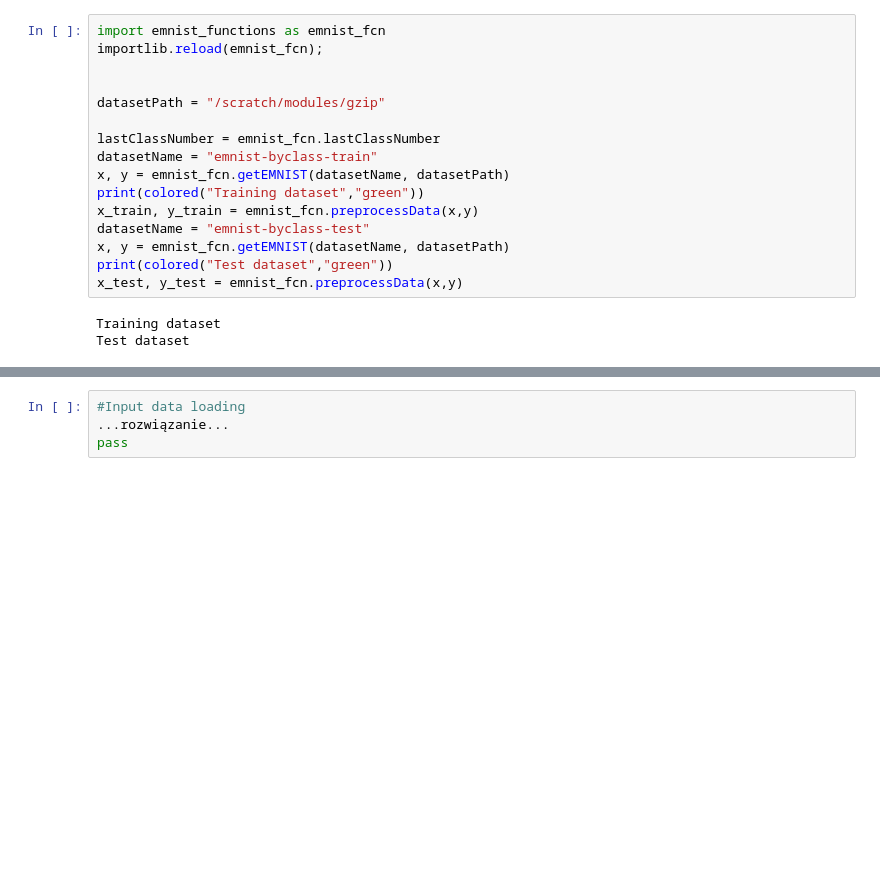
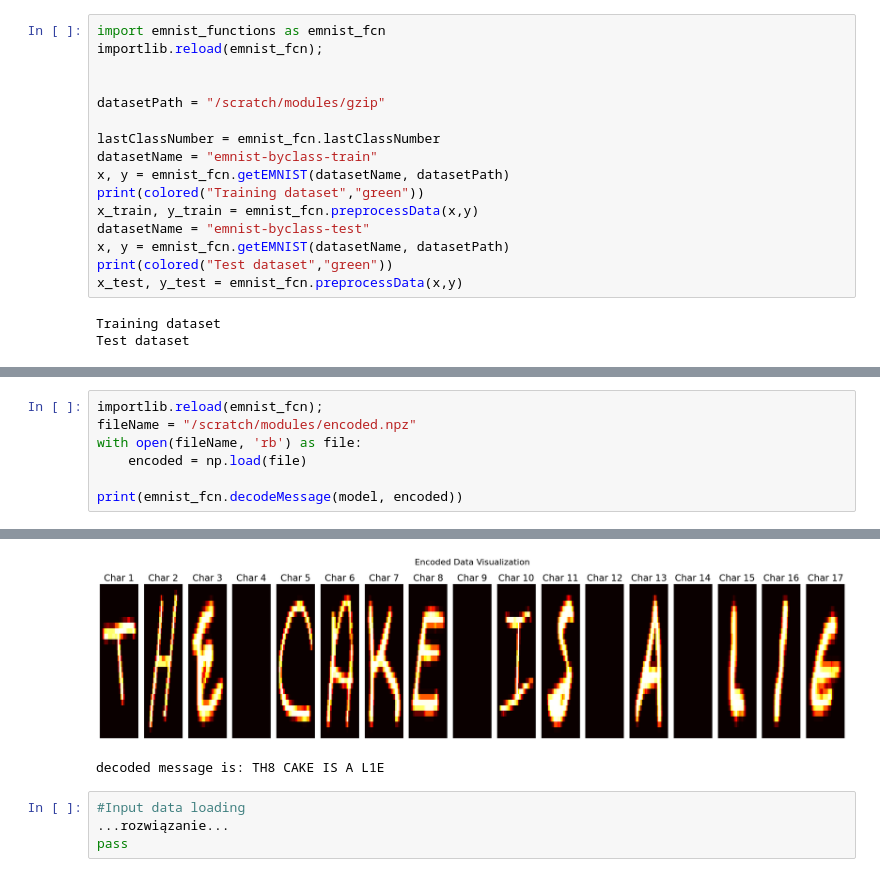
Before and after one commit to bkasza/MLII, a Jupyter notebook: 05/05_Sieci_w_pelni_polaczone_2.ipynb, the cells around one changed output, grey strips where cells are left out. Cells and saved outputs as stored; diff of their text form; blank space fills up the shorter version.

```diff
--- a/05/05_Sieci_w_pelni_polaczone_2.ipynb
+++ b/05/05_Sieci_w_pelni_polaczone_2.ipynb
@@ -797,0 +824,8 @@ emnist_fcn.plotMNIST_CM(y_test, y_pred,"Testing")
+# %%
+importlib.reload(emnist_fcn);
+fileName = "/scratch/modules/encoded.npz"
+with open(fileName, 'rb') as file:
+    encoded = np.load(file)
+
+print(emnist_fcn.decodeMessage(model, encoded))
+# %% [output]
@@ -798,3 +833,5 @@ emnist_fcn.plotMNIST_CM(y_test, y_pred,"Testing")
+[figure, added]
+decoded message is: TH8 CAKE IS A L1E
 # %%
 #Input data loading
 ...rozwiązanie...
```
Also changed, not shown: parts of 12 cells of this notebook, 1 other file.
